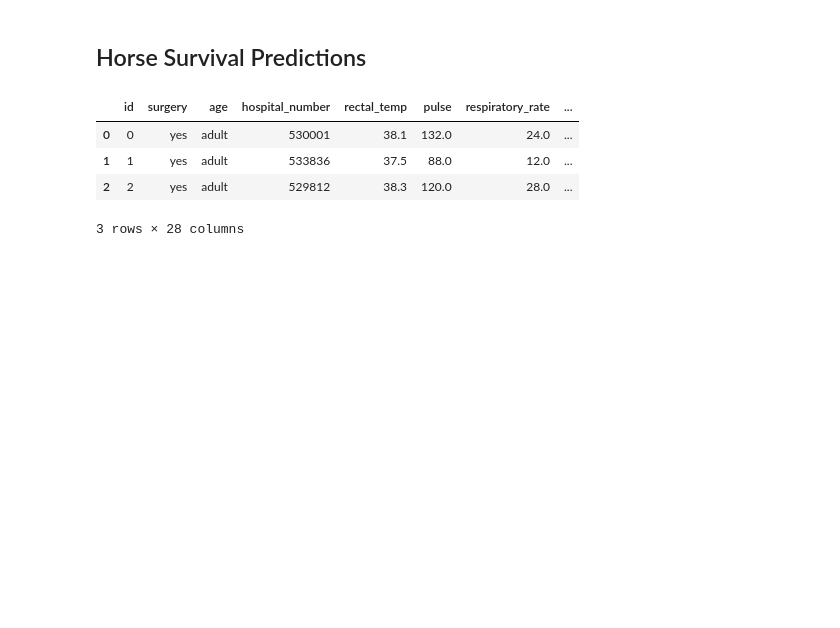
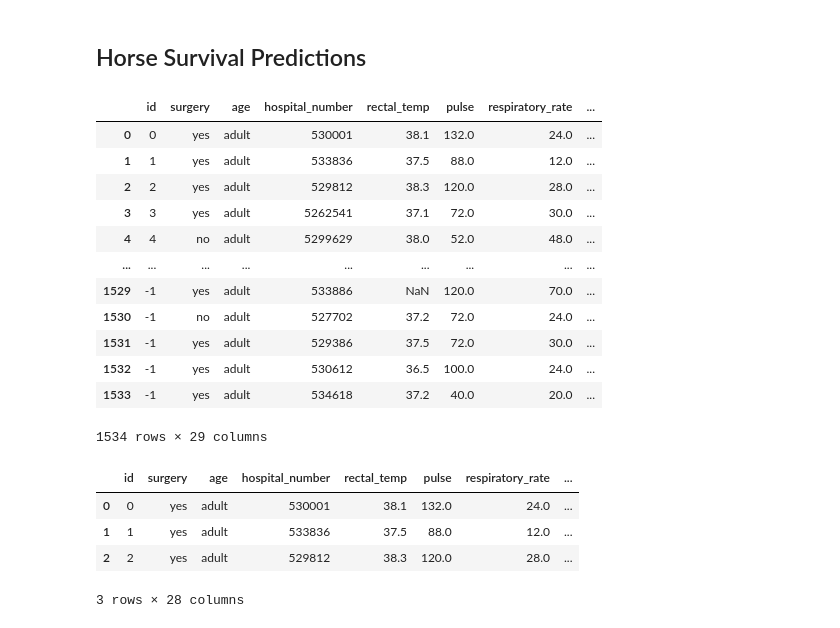
Before and after one commit to EnronMusk/MyRepo, a Jupyter notebook: Kaggle/Competition_1/model.ipynb, the cells around one changed output. Drawn from its saved outputs; the diff is of its cells as text; code cells hidden in the pictures; blank space fills up the shorter version.

```diff
--- a/Kaggle/Competition_1/model.ipynb
+++ b/Kaggle/Competition_1/model.ipynb
@@ -18,6 +18,33 @@ test = downloadData(path_test)
 #Set up response and training data
 response = createResponse(train['outcome'])
 train.drop("outcome", axis=1, inplace = True)
+# %%
+#lets try and cheat by taking the original dataset
+path_horse = r"C:\Users\Luke\MyRepo\Kaggle\Competition_1\Data\horse.csv"
+
+horse = downloadData(path_horse)
+# %%
+horse.head(3)
+horse['id'] = -1
+# %%
+combined_df = pd.concat([train, horse], axis=0, ignore_index=True)
+# %%
+combined_df
+combined_df
+# %% [output]
+|  | id | surgery | age | hospital_number | rectal_temp | pulse | respiratory_rate | ... |
+| 0 | 0 | yes | adult | 530001 | 38.1 | 132.0 | 24.0 | ... |
+| 1 | 1 | yes | adult | 533836 | 37.5 | 88.0 | 12.0 | ... |
+| 2 | 2 | yes | adult | 529812 | 38.3 | 120.0 | 28.0 | ... |
+| 3 | 3 | yes | adult | 5262541 | 37.1 | 72.0 | 30.0 | ... |
+| 4 | 4 | no | adult | 5299629 | 38.0 | 52.0 | 48.0 | ... |
+| ... | ... | ... | ... | ... | ... | ... | ... | ... |
+| 1529 | -1 | yes | adult | 533886 | NaN | 120.0 | 70.0 | ... |
+| 1530 | -1 | no | adult | 527702 | 37.2 | 72.0 | 24.0 | ... |
+| 1531 | -1 | yes | adult | 529386 | 37.5 | 72.0 | 30.0 | ... |
+| 1532 | -1 | yes | adult | 530612 | 36.5 | 100.0 | 24.0 | ... |
+| 1533 | -1 | yes | adult | 534618 | 37.2 | 40.0 | 20.0 | ... |
+1534 rows × 29 columns
 # %%
 train.head(3)
 # %% [output]
```
Also changed, not shown: parts of 8 cells of this notebook, 1 other file.
